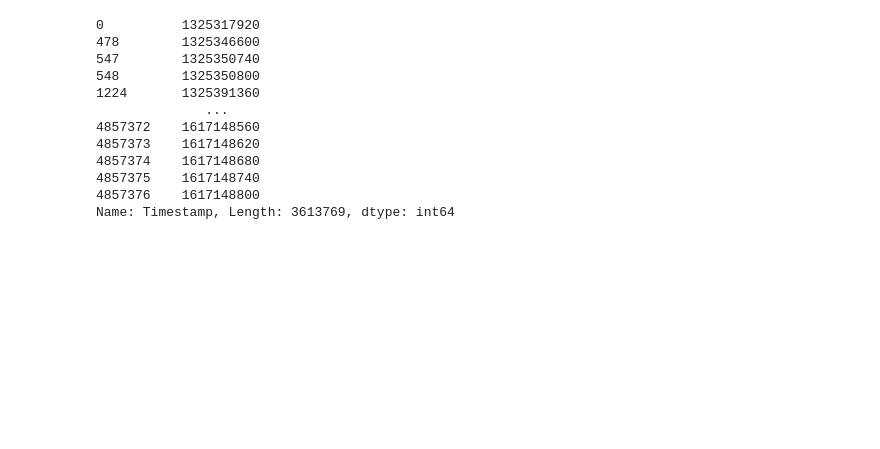
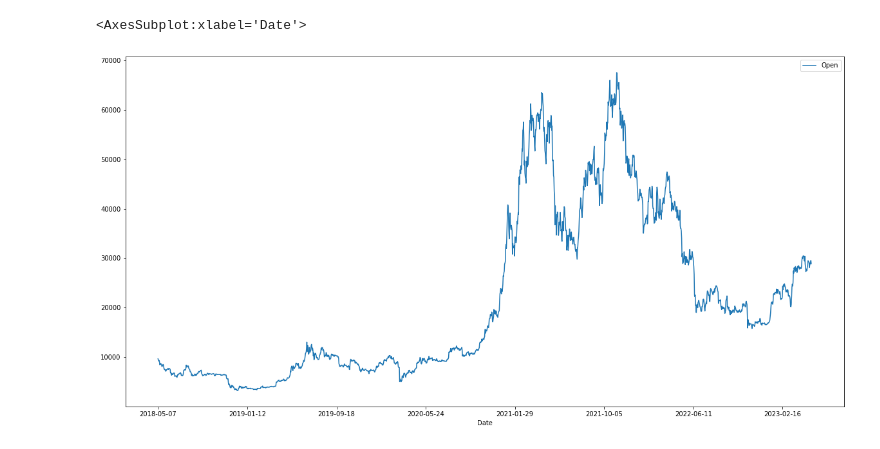
Before and after one commit to yurtsiv/pwr, a Jupyter notebook: masters/semester-3/big-data/task22/Task 22.ipynb, the cells around one changed output. Saved outputs shown, nothing was run; the diff lists cells and outputs as text; code cells hidden in the pictures; blank space fills up the shorter version.

```diff
--- a/masters/semester-3/big-data/task22/Task 22.ipynb
+++ b/masters/semester-3/big-data/task22/Task 22.ipynb
@@ -20,20 +20,4 @@ class R:
 import pandas as pd
 # %%
 df = pd.read_csv(".data/bitcoin_data.csv")
-df = df.filter(items=["Timestamp", "Open"])
-df = df.dropna()
+df = df.filter(items=["Date", "Open"])
-# %%
-df['Timestamp']
-# %% [output]
-0          1325317920
-478        1325346600
-547        1325350740
-548        1325350800
-1224       1325391360
-              ...
-4857372    1617148560
-4857373    1617148620
-4857374    1617148680
-4857375    1617148740
-4857376    1617148800
-Name: Timestamp, Length: 3613769, dtype: int64
@@ -39,0 +40,5 @@ Name: Timestamp, Length: 3613769, dtype: int64
+# %%
+df.plot(x='Date', y='Open', figsize=(20, 10))
+# %% [output]
+<AxesSubplot:xlabel='Date'>
+[figure, added]
```
Also changed, not shown: parts of 3 cells of this notebook.
